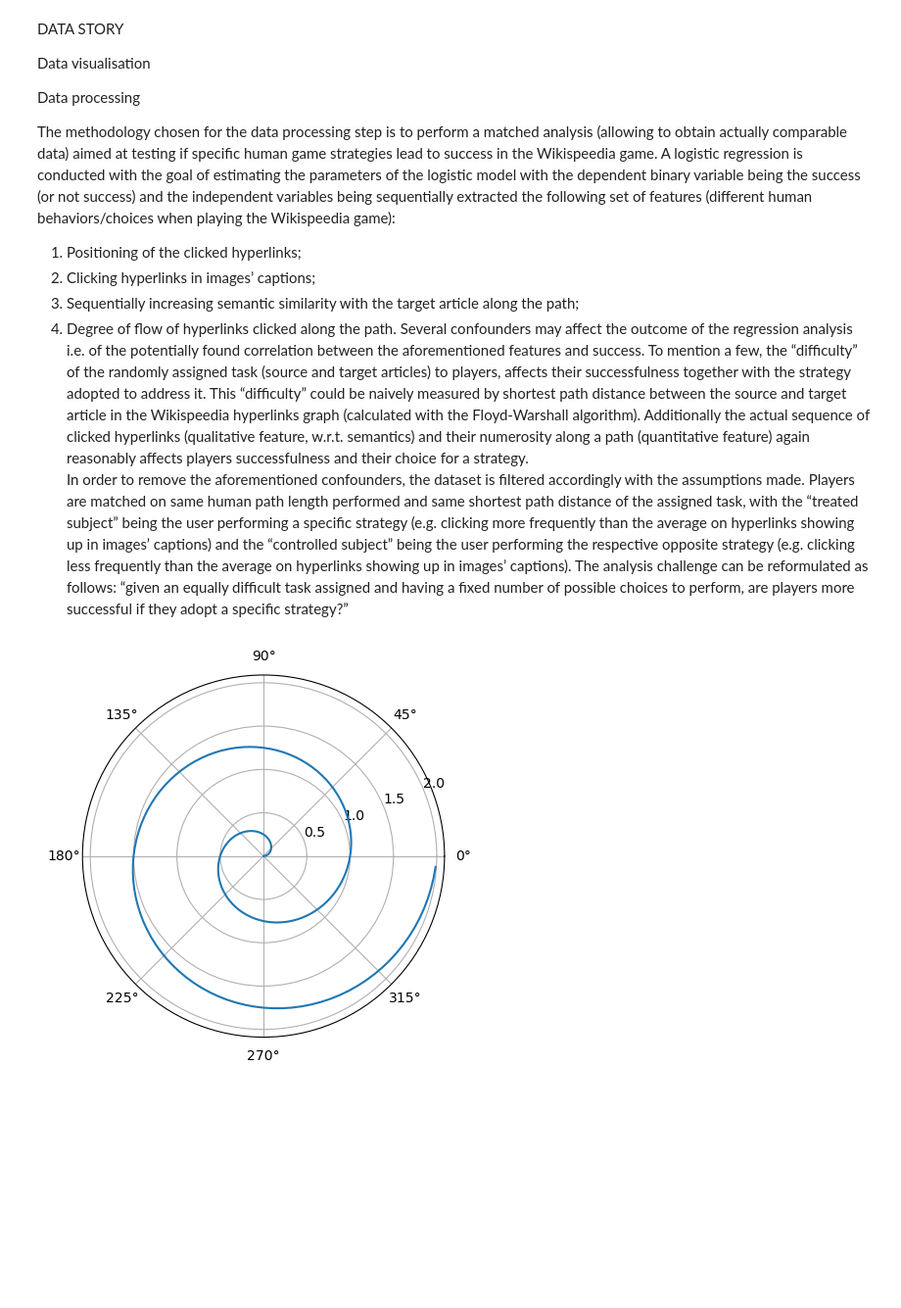
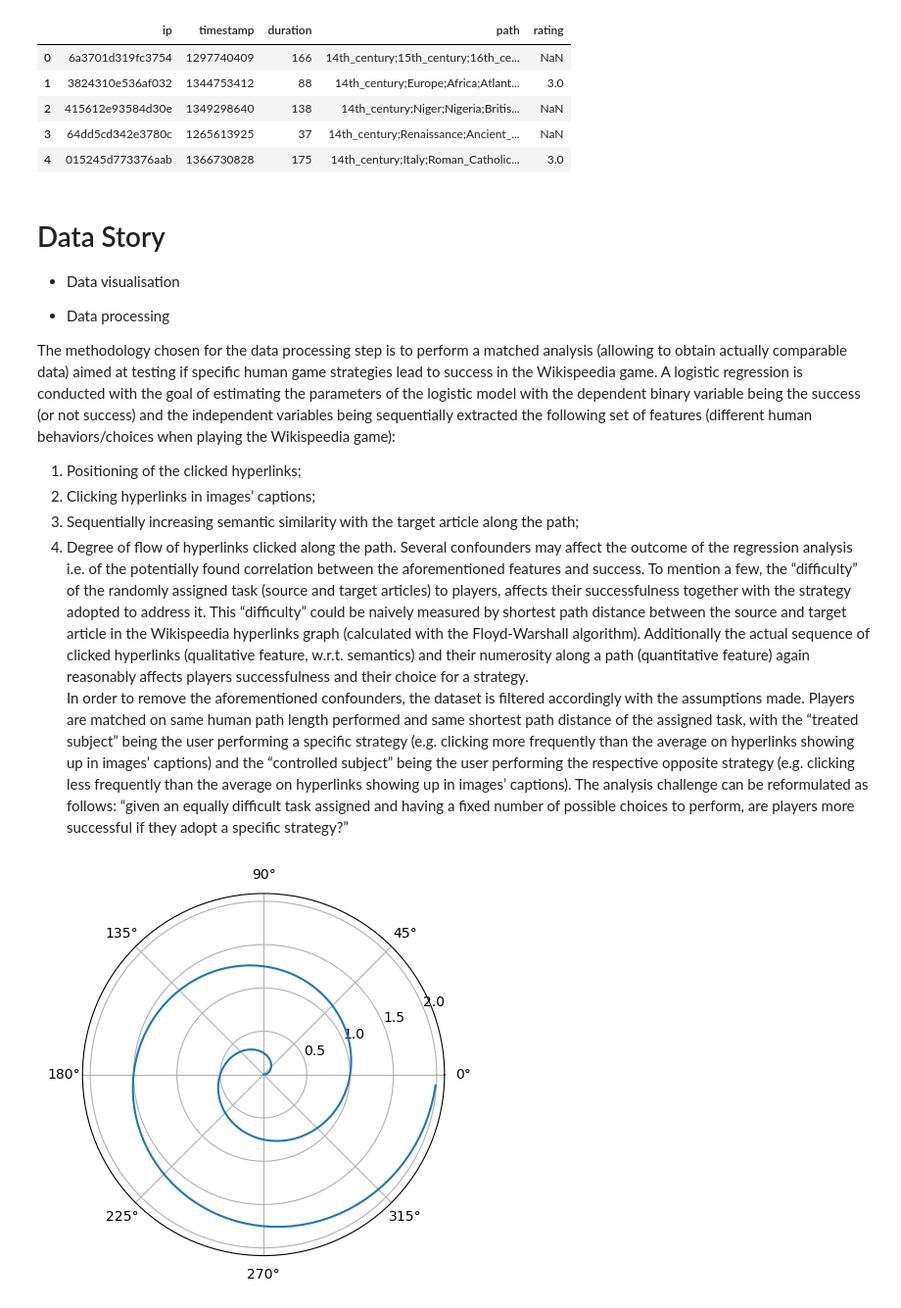
Before and after one commit to doncamilom/adalyzers-wp, a Jupyter notebook: datastory.ipynb, the cells around one changed output. Shown at 98% size. Saved outputs shown, nothing was run; the diff lists cells and outputs as text; code cells hidden in the pictures; blank space fills up the shorter version.

```diff
--- a/datastory.ipynb
+++ b/datastory.ipynb
@@ -9,11 +26,42 @@ jupyter: python3
+# %%
+import pandas as pd
+import os
+
+parent_folder_path = '.data/wikispeedia_paths-and-graph/'
+
+paths_finished_df=(pd.read_csv(os.path.join(parent_folder_path, 'paths_finished.tsv'),
+                               sep='\t', skiprows=15, header=None)
+                   .rename(columns={0:"ip",
+                                    1:"timestamp",
+                                    2:"duration",
+                                    3:"path",
+                                    4:"rating"}))
+
+paths_unfinished_df=(pd.read_csv(os.path.join(parent_folder_path, 'paths_unfinished.tsv'),
+                               sep='\t', skiprows=16, header=None)
+                     .rename(columns={0:"ip",
+                                      1:"timestamp",
+                                      2:"duration",
+                                      3:"path",
+                                      4:"target",
+                                      5:"type"}))
+# %%
+paths_finished_df.head()
+# %% [output]
+|  | ip | timestamp | duration | path | rating |
+| 0 | 6a3701d319fc3754 | 1297740409 | 166 | 14th_century;15th_century;16th_ce... | NaN |
+| 1 | 3824310e536af032 | 1344753412 | 88 | 14th_century;Europe;Africa;Atlant... | 3.0 |
+| 2 | 415612e93584d30e | 1349298640 | 138 | 14th_century;Niger;Nigeria;Britis... | NaN |
+| 3 | 64dd5cd342e3780c | 1265613925 | 37 | 14th_century;Renaissance;Ancient_... | NaN |
+| 4 | 015245d773376aab | 1366730828 | 175 | 14th_century;Italy;Roman_Catholic... | 3.0 |
 # %% [markdown]
-DATA STORY
+# Data Story
 
-Data visualisation
+- Data visualisation
 
 
 
-Data processing
+- Data processing
 
 The methodology chosen for the data processing step is to perform a matched analysis (allowing to obtain actually comparable data) aimed at testing if specific human game strategies lead to success in the Wikispeedia game.
 A logistic regression is conducted with the goal of estimating the parameters of the logistic model with the dependent binary variable being the success (or not success) and the independent variables being sequentially extracted the following set of features (different human behaviors/choices when playing the Wikispeedia game):
```
Also changed, not shown: parts of 2 cells of this notebook, 10 other files.
